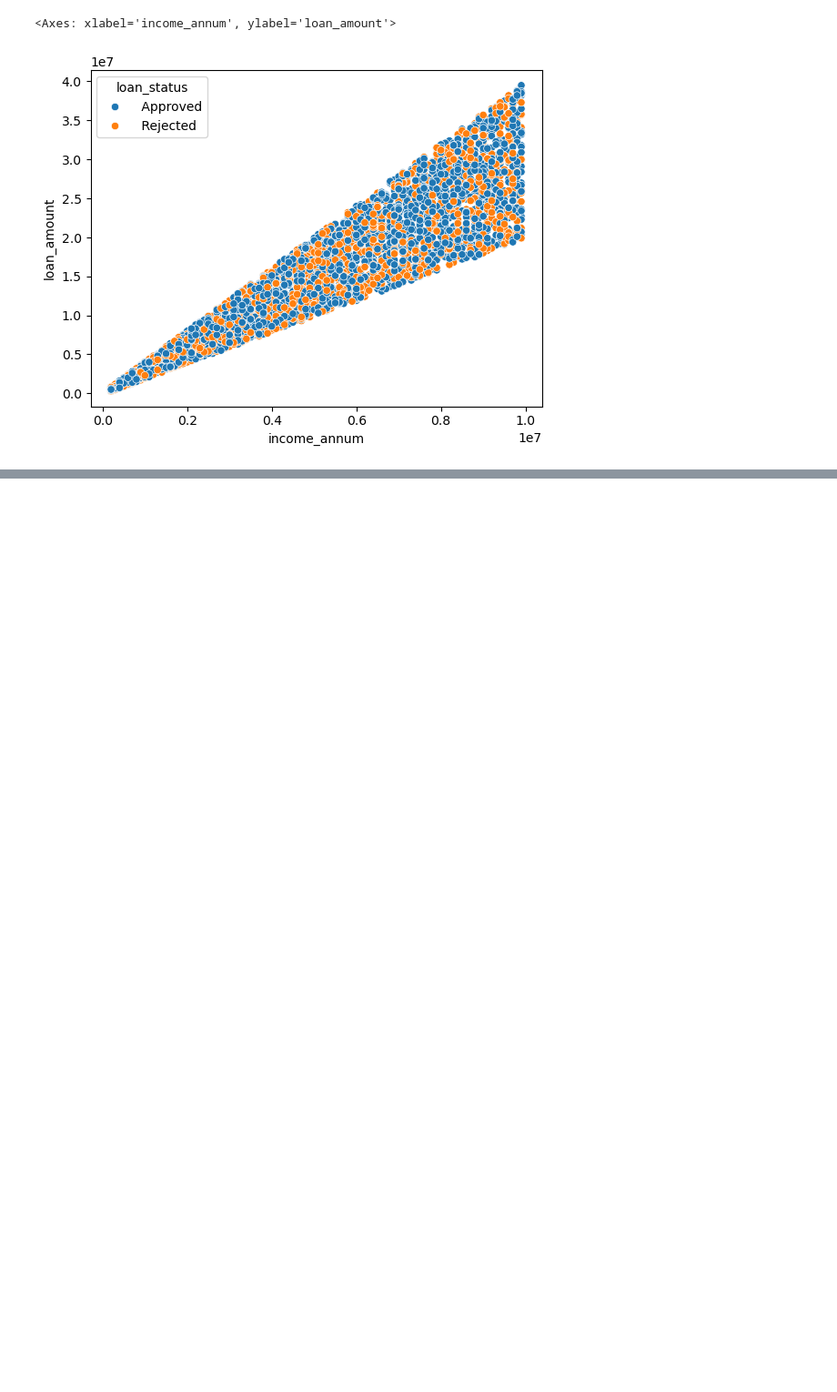
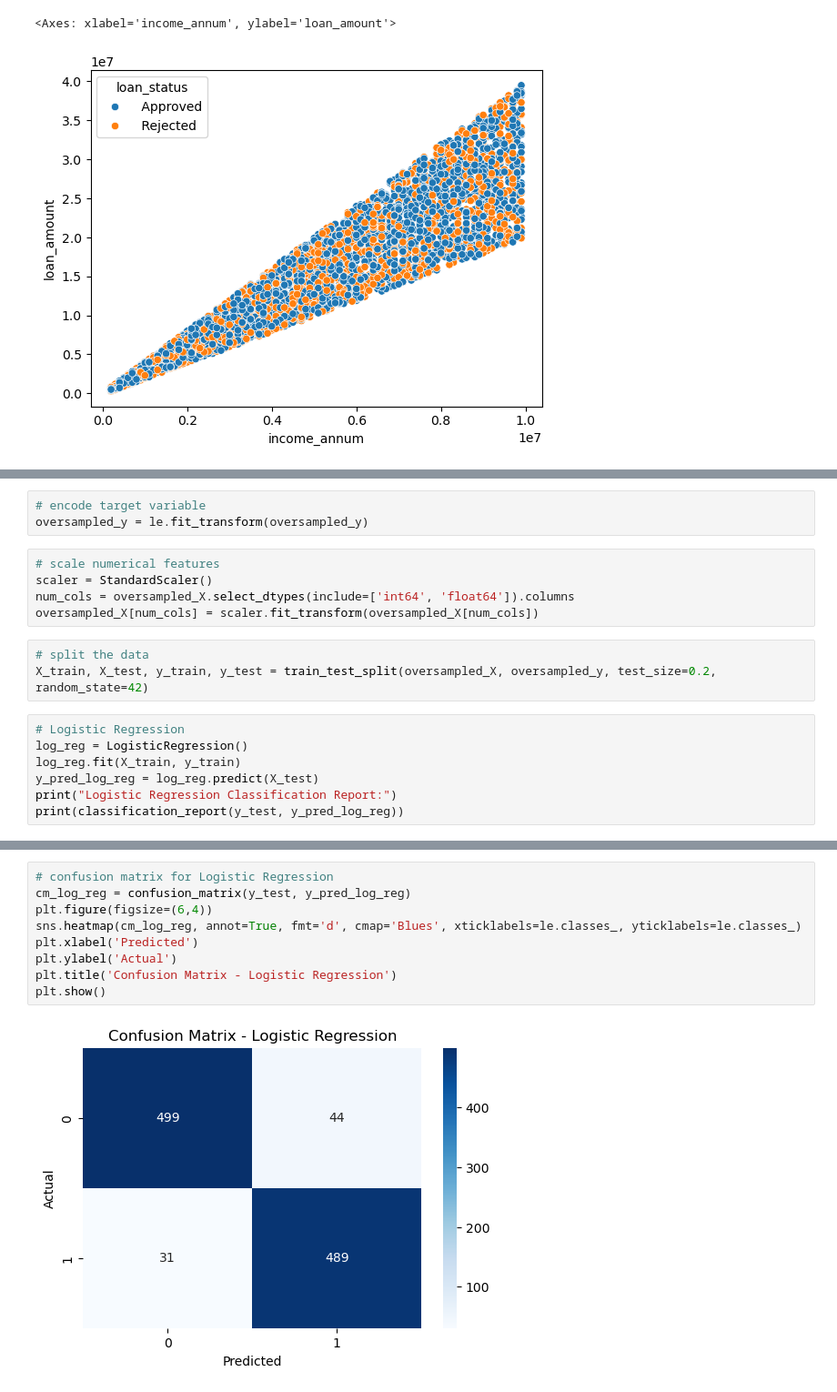
Before and after one commit to karimhassan-808/elevvo-projects, a Jupyter notebook: loan-approval-prediction/notebooks/model_analysis.ipynb, the cells around one changed output, grey strips where cells are left out. Shown: that part at 91% size. Drawn from its saved outputs; the diff is of its cells as text; blank space fills up the shorter version.

Commit message:
done model training

```diff
--- a/loan-approval-prediction/notebooks/model_analysis.ipynb
+++ b/loan-approval-prediction/notebooks/model_analysis.ipynb
@@ -152,0 +208,18 @@ plt.show()
+# %%
+# encode target variable
+oversampled_y = le.fit_transform(oversampled_y)
+# %%
+# scale numerical features
+scaler = StandardScaler()
+num_cols = oversampled_X.select_dtypes(include=['int64', 'float64']).columns
+oversampled_X[num_cols] = scaler.fit_transform(oversampled_X[num_cols])
+# %%
+# split the data
+X_train, X_test, y_train, y_test = train_test_split(oversampled_X, oversampled_y, test_size=0.2, random_state=42)
+# %%
+# Logistic Regression
+log_reg = LogisticRegression()
+log_reg.fit(X_train, y_train)
+y_pred_log_reg = log_reg.predict(X_test)
+print("Logistic Regression Classification Report:")
+print(classification_report(y_test, y_pred_log_reg))
@@ -152,0 +236,11 @@ plt.show()
+# %%
+# confusion matrix for Logistic Regression
+cm_log_reg = confusion_matrix(y_test, y_pred_log_reg)
+plt.figure(figsize=(6,4))
+sns.heatmap(cm_log_reg, annot=True, fmt='d', cmap='Blues', xticklabels=le.classes_, yticklabels=le.classes_)
+plt.xlabel('Predicted')
+plt.ylabel('Actual')
+plt.title('Confusion Matrix - Logistic Regression')
+plt.show()
+# %% [output]
+[figure, added]
```
Also changed, not shown: parts of 17 cells of this notebook.
